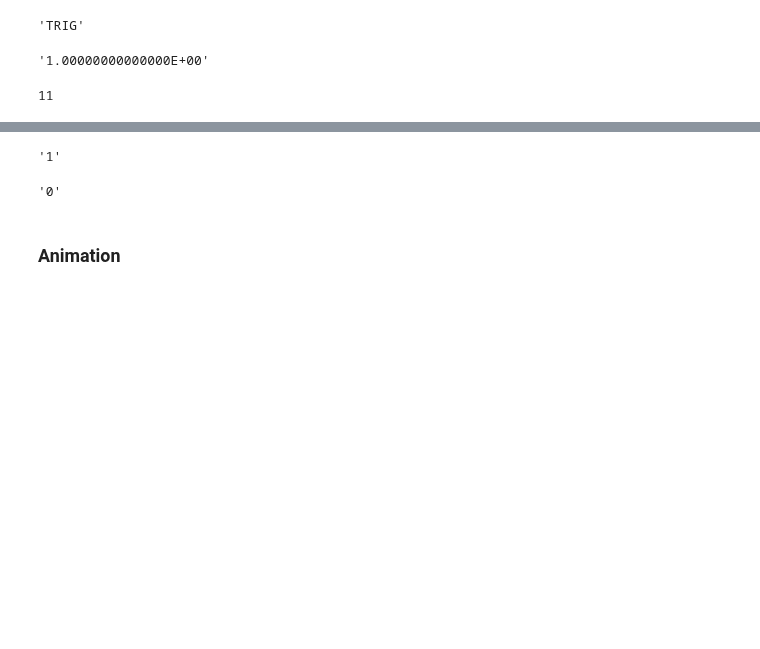
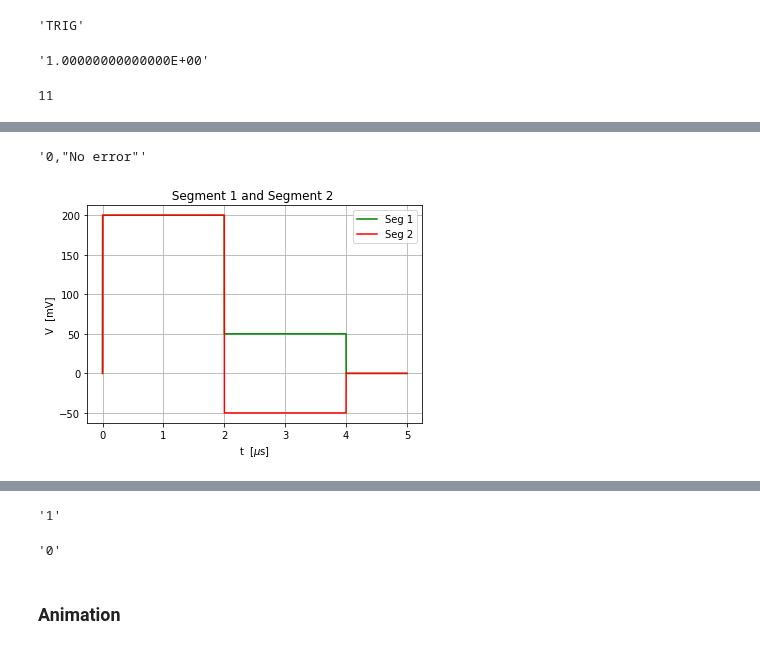
Before and after one commit to Holcan/STM, a Jupyter notebook: M8190/mechanicus.ipynb, the cells around one changed output, grey strips where cells are left out. Saved outputs shown, nothing was run; the diff lists cells and outputs as text; code cells hidden in the pictures; blank space fills up the shorter version.

```diff
--- a/M8190/mechanicus.ipynb
+++ b/M8190/mechanicus.ipynb
@@ -76,3 +65,21 @@ PScheme=[
+# %%
+Pulses_List = [
+    Rabi,Probe1
+    ]  ;
+
+
+
+Pulses_List2 = [
+    Rabi,Probe2
+    ];
+
+PScheme=[
+    Rabi, PulsoG
+    ];
+
+PScheme2=[
+    Rabi2, PulsoH
+    ]
 # %%
 #Pulse Sequence1
 pl, ti = Sweep(Pulses_List,10,0,15,108000)
@@ -362,0 +412,5 @@ M8190A.write('TRIG:BEG1 ')
+# %%
+#Pulse Sequence1
+pl, ti = Sweep(Pulses_List,10,0,5,5000000)
+pulp_100 = pl/AWG_S1['Amplitude']
+#np.savetxt("Puls1_100Hz.csv",pulp_100, delimiter = ",")
@@ -362,0 +419,6 @@ M8190A.write('TRIG:BEG1 ')
+# %%
+#Pulse Sequence2
+
+mpl, mti = Sweep(Pulses_List2,10,0,5,5000000)
+puln_100 = mpl/AWG_S1['Amplitude']
+#np.savetxt("Puls2_100Hz.csv",puln_100, delimiter = ",")
@@ -362,0 +438,4 @@ M8190A.write('TRIG:BEG1 ')
+# %%
+M8190A.query('SYST:ERR?')
+# %% [output]
+'0,"No error"'
@@ -362,0 +444,14 @@ M8190A.write('TRIG:BEG1 ')
+# %%
+fig,ax= plt.subplots()
+
+ax.grid(True)
+plt.plot(ti,pl,'-g',label= 'Seg 1')
+plt.plot(mti,mpl,'-r',label= 'Seg 2')
+ax.set_ylabel('V  [mV]')
+ax.set_xlabel('t  [$\mu$s]')
+ax.set_title(' Segment 1 and Segment 2  ')
+ax.legend(loc=0)
+plt.show()
+#fig.savefig('Pulse_sweep_t=20',optimize=True,bbox_inches='tight')
+# %% [output]
+[figure, added]
```
Also changed, not shown: parts of 82 cells of this notebook, 1 other file.
